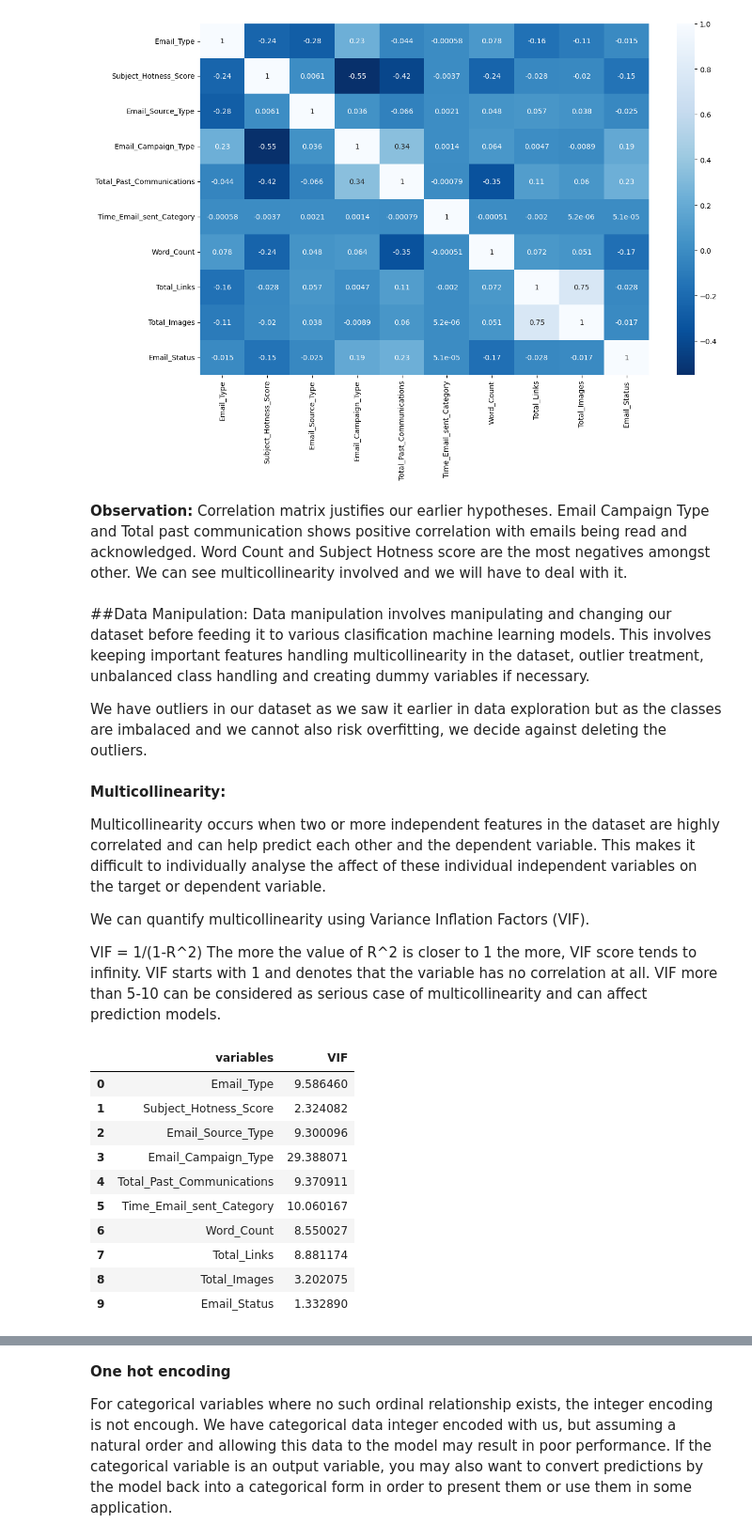
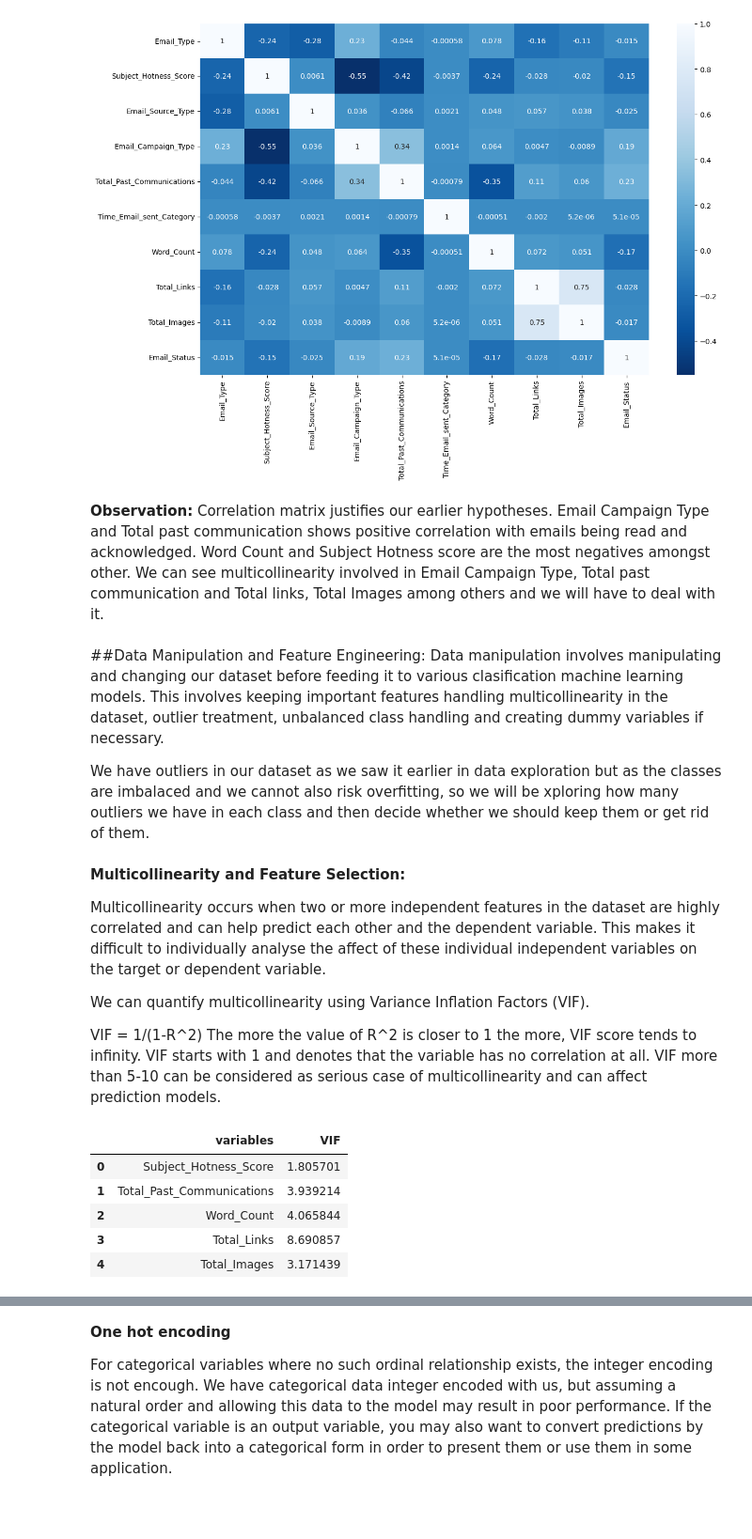
Before and after one commit to vithika-karan/Email-Campaign-Effectiveness-Prediction, a Jupyter notebook: Email_Campaign_Effectiveness_Prediction_Vithika_Karan.ipynb, the cells around one changed output, grey strips where cells are left out. Shown at 94% size. Cells and saved outputs as stored; diff of their text form; code cells hidden in the pictures; blank space fills up the shorter version.

```diff
--- a/Email_Campaign_Effectiveness_Prediction_Vithika_Karan.ipynb
+++ b/Email_Campaign_Effectiveness_Prediction_Vithika_Karan.ipynb
@@ -187,14 +188,17 @@ Target_var = ['Email_Status']
 
 for i,value in enumerate(categorical_variables):
   ax = sns.countplot(x=df_orig[value], hue=df_orig[Target_var[0]])
-  totals = []
-  for i in ax.patches:
-      totals.append(i.get_height())
-
-  total = sum(totals)
-
-  for i in ax.patches:
-      ax.text(i.get_x() - .01, i.get_height() + .5, \
-            str(round((i.get_height()/total)*100, 0))+'%', fontsize=12)
+  unique = len([x for x in df_orig[value].unique() if x==x])
+  bars = ax.patches
+  for i in range(unique):
+      catbars=bars[i:][::unique]
+      #get height
+      total = sum([x.get_height() for x in catbars])
+      #print percentage
+      for bar in catbars:
+        ax.text(bar.get_x()+bar.get_width()/2.,
+                    bar.get_height(),
+                    f'{bar.get_height()/total:.0%}',
+                    ha="center",va="bottom")
   plt.show()
 # %% [output]
@@ -271,14 +278,14 @@ sns.heatmap(df.corr(), cmap='Blues_r', annot=True)
 # %% [markdown]
 **Observation:**
 Correlation matrix justifies our earlier hypotheses. Email Campaign Type and Total past communication shows positive correlation with emails being read and acknowledged.
-Word Count and Subject Hotness score are the most negatives amongst other. We can see multicollinearity involved and we will have to deal with it.
+Word Count and Subject Hotness score are the most negatives amongst other. We can see multicollinearity involved in Email Campaign Type, Total past communication and Total links, Total Images among others and we will have to deal with it.
 # %% [markdown]
-##Data Manipulation:
+##Data Manipulation and Feature Engineering:
 Data manipulation involves manipulating and changing our dataset before feeding it to various clasification machine learning models. This involves keeping important features handling multicollinearity in the dataset, outlier treatment, unbalanced class handling and creating dummy variables if necessary.
 
-We have outliers in our dataset as we saw it earlier in data exploration but as the classes are imbalaced and we cannot also risk overfitting, we decide against deleting the outliers.
+We have outliers in our dataset as we saw it earlier in data exploration but as the classes are imbalaced and we cannot also risk overfitting, so we will be xploring how many outliers we have in each class and then decide whether we should keep them or get rid of them.
 # %% [markdown]
-**Multicollinearity:**
+**Multicollinearity and Feature Selection:**
 
 Multicollinearity occurs when two or more independent features in the dataset are highly correlated and can help predict each other and the dependent variable. This makes it difficult to individually analyse the affect of these individual independent variables on the target or dependent variable.
 
@@ -297,17 +304,12 @@ def vif_calc(df):
   return(vif)
 # %%
 #let's get VIF scores
-vif_df = vif_calc(df)
+vif_df = vif_calc(df[[i for i in df.describe().columns if i not in categorical_variables + ['Email_Status']]])
 vif_df
 # %% [output]
 |  | variables | VIF |
-| 0 | Email_Type | 9.586460 |
-| 1 | Subject_Hotness_Score | 2.324082 |
-| 2 | Email_Source_Type | 9.300096 |
-| 3 | Email_Campaign_Type | 29.388071 |
-| 4 | Total_Past_Communications | 9.370911 |
-| 5 | Time_Email_sent_Category | 10.060167 |
-| 6 | Word_Count | 8.550027 |
-| 7 | Total_Links | 8.881174 |
-| 8 | Total_Images | 3.202075 |
-| 9 | Email_Status | 1.332890 |
+| 0 | Subject_Hotness_Score | 1.805701 |
+| 1 | Total_Past_Communications | 3.939214 |
+| 2 | Word_Count | 4.065844 |
+| 3 | Total_Links | 8.690857 |
+| 4 | Total_Images | 3.171439 |
```
Also changed, not shown: parts of 53 cells of this notebook.
